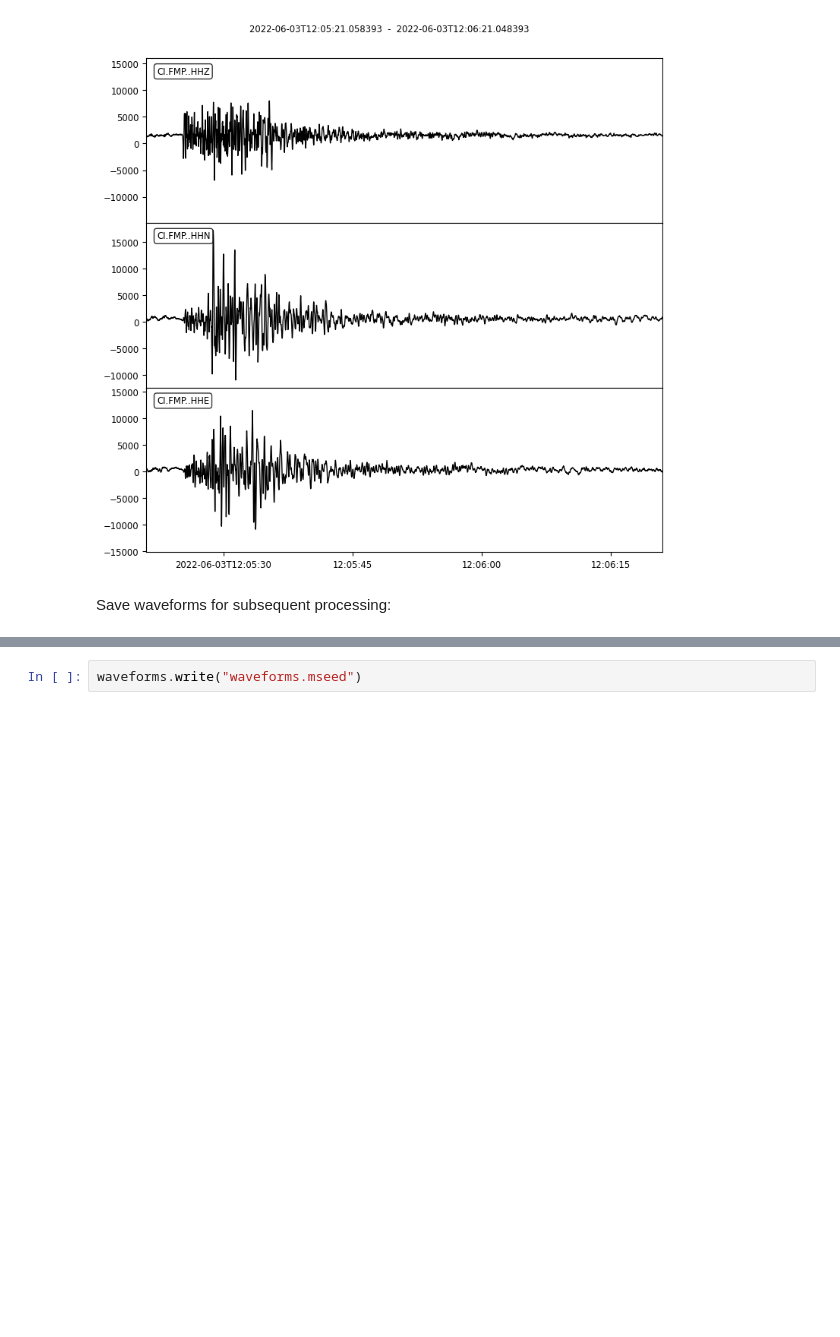
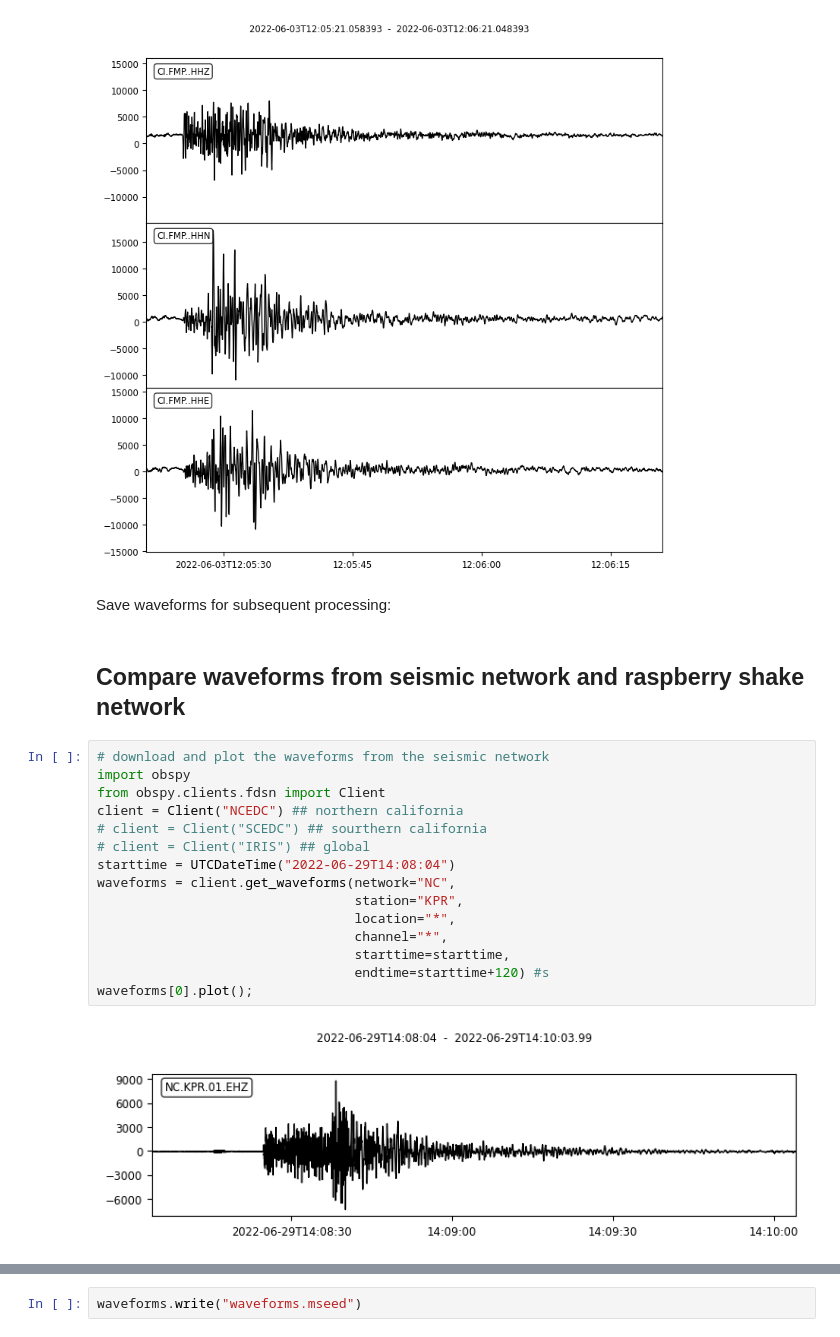
Before and after one commit to AI4EPS/homepage, a Jupyter notebook: classes/pyearth/docs/obspy/seismic_waveform.ipynb, the cells around one changed output, grey strips where cells are left out. Cells and saved outputs as stored; diff of their text form; blank space fills up the shorter version.

Commit message:
update seismic_waveform

```diff
--- a/classes/pyearth/docs/obspy/seismic_waveform.ipynb
+++ b/classes/pyearth/docs/obspy/seismic_waveform.ipynb
@@ -86,3 +91,22 @@ waveforms.plot();
 [figure]
 # %% [markdown]
 Save waveforms for subsequent processing:
+# %% [markdown]
+## Compare waveforms from seismic network and raspberry shake network
+# %%
+# download and plot the waveforms from the seismic network
+import obspy
+from obspy.clients.fdsn import Client
+client = Client("NCEDC") ## northern california
+# client = Client("SCEDC") ## sourthern california
+# client = Client("IRIS") ## global
+starttime = UTCDateTime("2022-06-29T14:08:04")
+waveforms = client.get_waveforms(network="NC",
+                                 station="KPR",
+                                 location="*",
+                                 channel="*",
+                                 starttime=starttime,
+                                 endtime=starttime+120) #s
+waveforms[0].plot();
+# %% [output]
+[figure, added]
```
Also changed, not shown: parts of 6 cells of this notebook, 1 other file.
